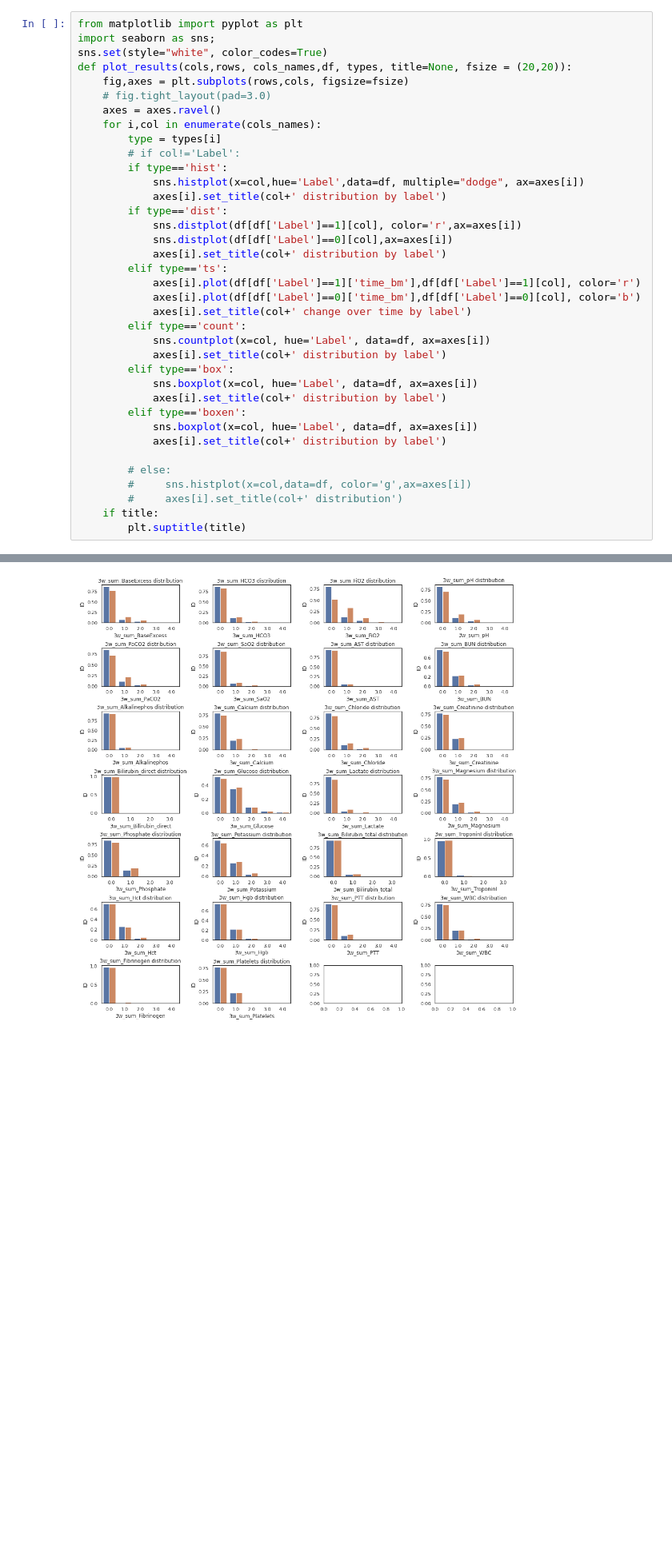
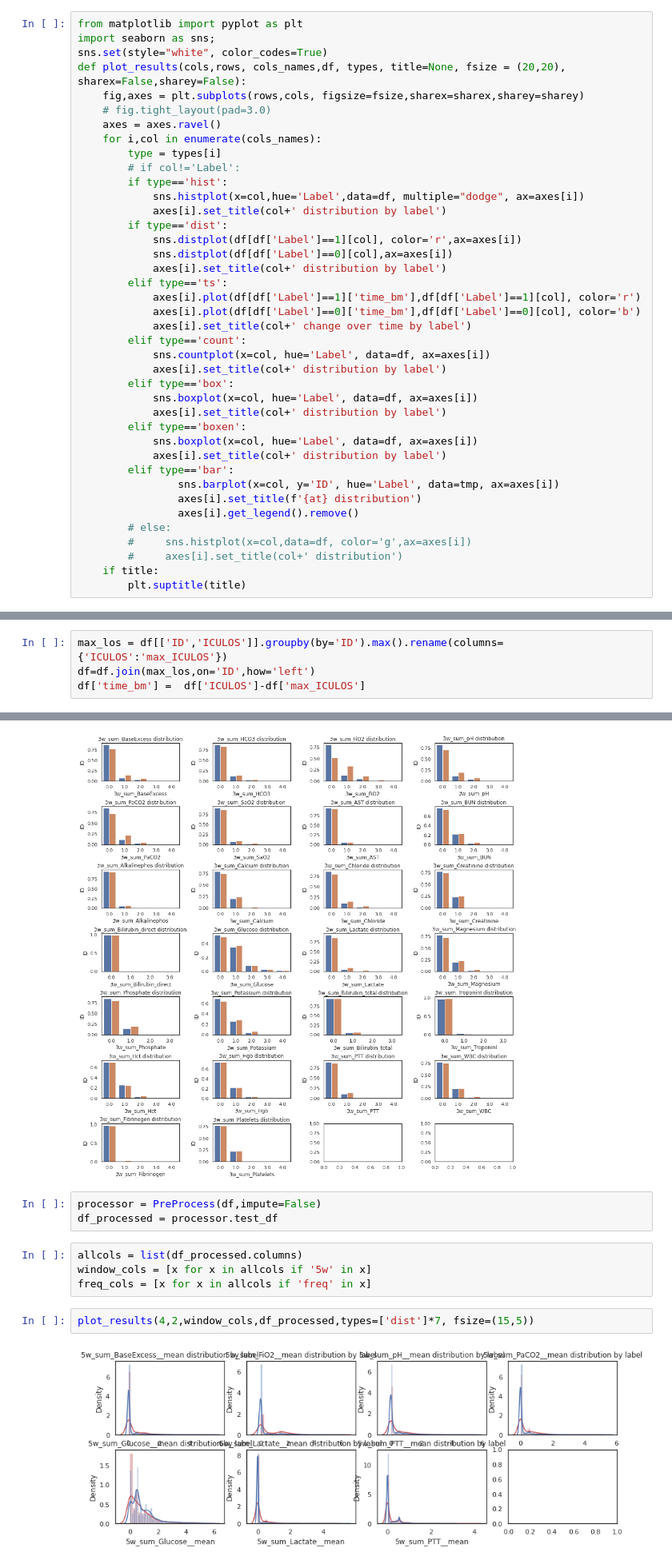
Before and after one commit to AtarCohen/Early-Prediction_of_Sepsis, a Jupyter notebook: NonTemporalExploration.ipynb, the cells around one changed output, grey strips where cells are left out. Shown at 80% size. Cells and saved outputs as stored; diff of their text form; blank space fills up the shorter version.

```diff
--- a/NonTemporalExploration.ipynb
+++ b/NonTemporalExploration.ipynb
@@ -16,8 +14,8 @@ General Ploting Function
 from matplotlib import pyplot as plt
 import seaborn as sns;
 sns.set(style="white", color_codes=True)
-def plot_results(cols,rows, cols_names,df, types, title=None, fsize = (20,20)):
-    fig,axes = plt.subplots(rows,cols, figsize=fsize)
+def plot_results(cols,rows, cols_names,df, types, title=None, fsize = (20,20), sharex=False,sharey=False):
+    fig,axes = plt.subplots(rows,cols, figsize=fsize,sharex=sharex,sharey=sharey)
     # fig.tight_layout(pad=3.0)
     axes = axes.ravel()
     for i,col in enumerate(cols_names):
@@ -43,7 +41,10 @@ def plot_results(cols,rows, cols_names,df, types, title=None, fsize = (20,20)):
         elif type=='boxen':
             sns.boxplot(x=col, hue='Label', data=df, ax=axes[i])
             axes[i].set_title(col+' distribution by label')
-
+        elif type=='bar':
+                sns.barplot(x=col, y='ID', hue='Label', data=tmp, ax=axes[i])
+                axes[i].set_title(f'{at} distribution')
+                axes[i].get_legend().remove()
         # else:
         #     sns.histplot(x=col,data=df, color='g',ax=axes[i])
         #     axes[i].set_title(col+' distribution')
@@ -58,3 +59,7 @@ NameError: name 'df' is not defined
+# %%
+max_los = df[['ID','ICULOS']].groupby(by='ID').max().rename(columns={'ICULOS':'max_ICULOS'})
+df=df.join(max_los,on='ID',how='left')
+df['time_bm'] =  df['ICULOS']-df['max_ICULOS']
 # %%
 lab_attr= list(df.columns[9:35])
 df_lab_attr_count = df[['ID','ICULOS']+lab_attr].groupby(by='ID').count()
@@ -165,3 +172,14 @@ for i,at in enumerate(window_attr):
 # %% [output]
 min_periods=None will default to the size of window consistent with other methods in a future version. Specify min_periods=0 instead.
 [figure]
+# %%
+processor = PreProcess(df,impute=False)
+df_processed = processor.test_df
+# %%
+allcols = list(df_processed.columns)
+window_cols = [x for x in allcols if '5w' in x]
+freq_cols = [x for x in allcols if 'freq' in x]
+# %%
+plot_results(4,2,window_cols,df_processed,types=['dist']*7, fsize=(15,5))
+# %% [output]
+[figure, added]
```
Also changed, not shown: parts of 13 cells of this notebook, 4 other files.
